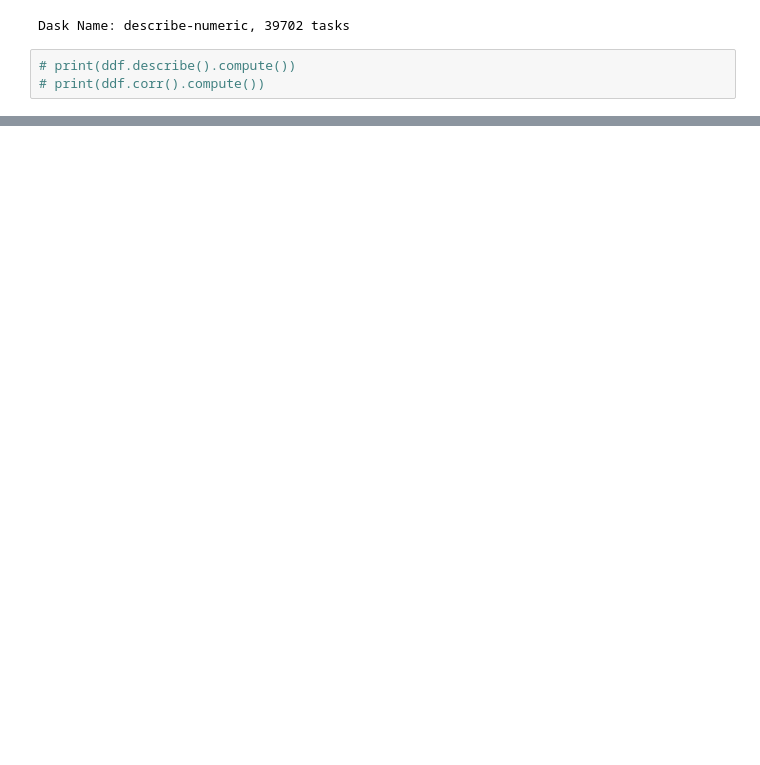
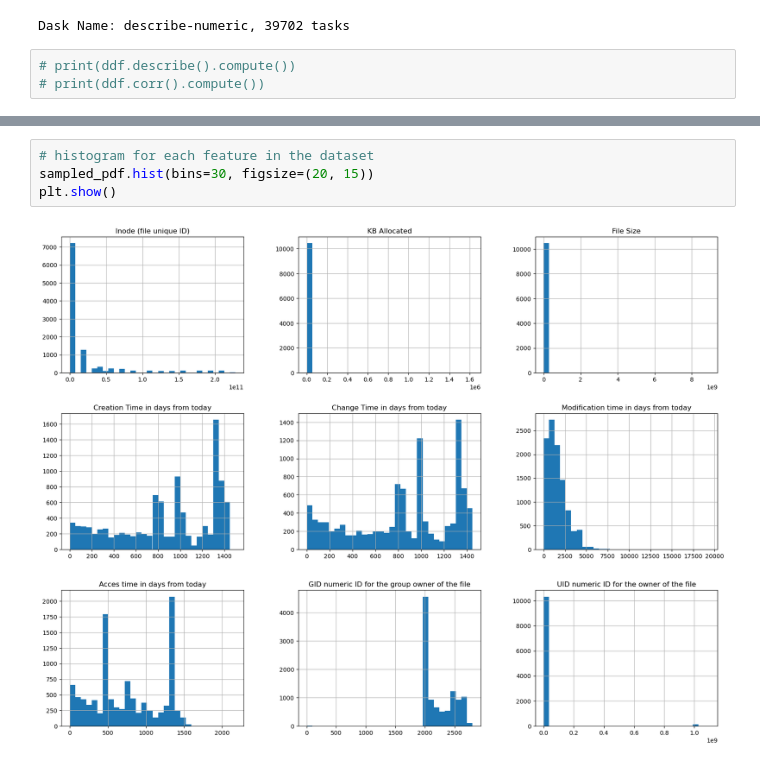
Before and after one commit to tairaeli/ICER_user_data_analytics, a Jupyter notebook: data_insights_GL.ipynb, the cells around one changed output, grey strips where cells are left out. Cells and saved outputs as stored; diff of their text form; blank space fills up the shorter version.

```diff
--- a/data_insights_GL.ipynb
+++ b/data_insights_GL.ipynb
@@ -63,0 +65,6 @@ sampled_pdf
+# %%
+# histogram for each feature in the dataset
+sampled_pdf.hist(bins=30, figsize=(20, 15))
+plt.show()
+# %% [output]
+[figure, added]
```
Also changed, not shown: parts of 11 cells of this notebook.
